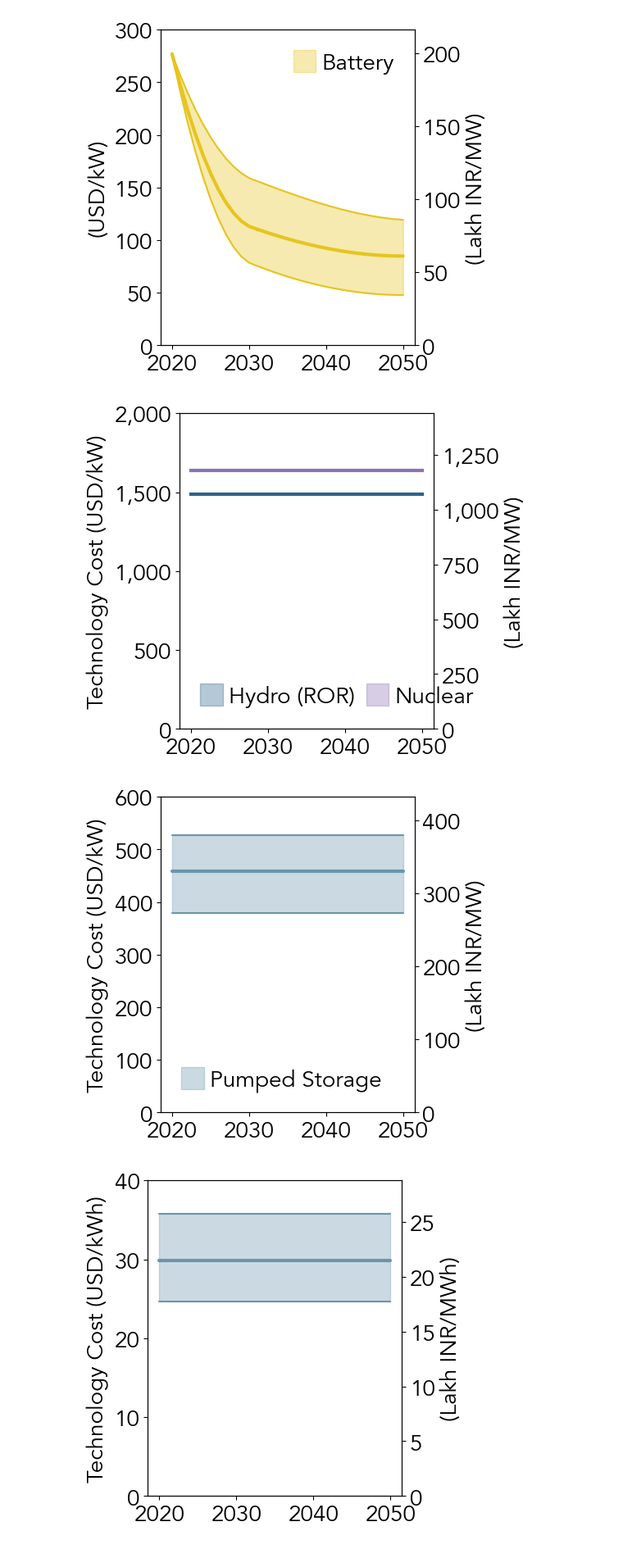
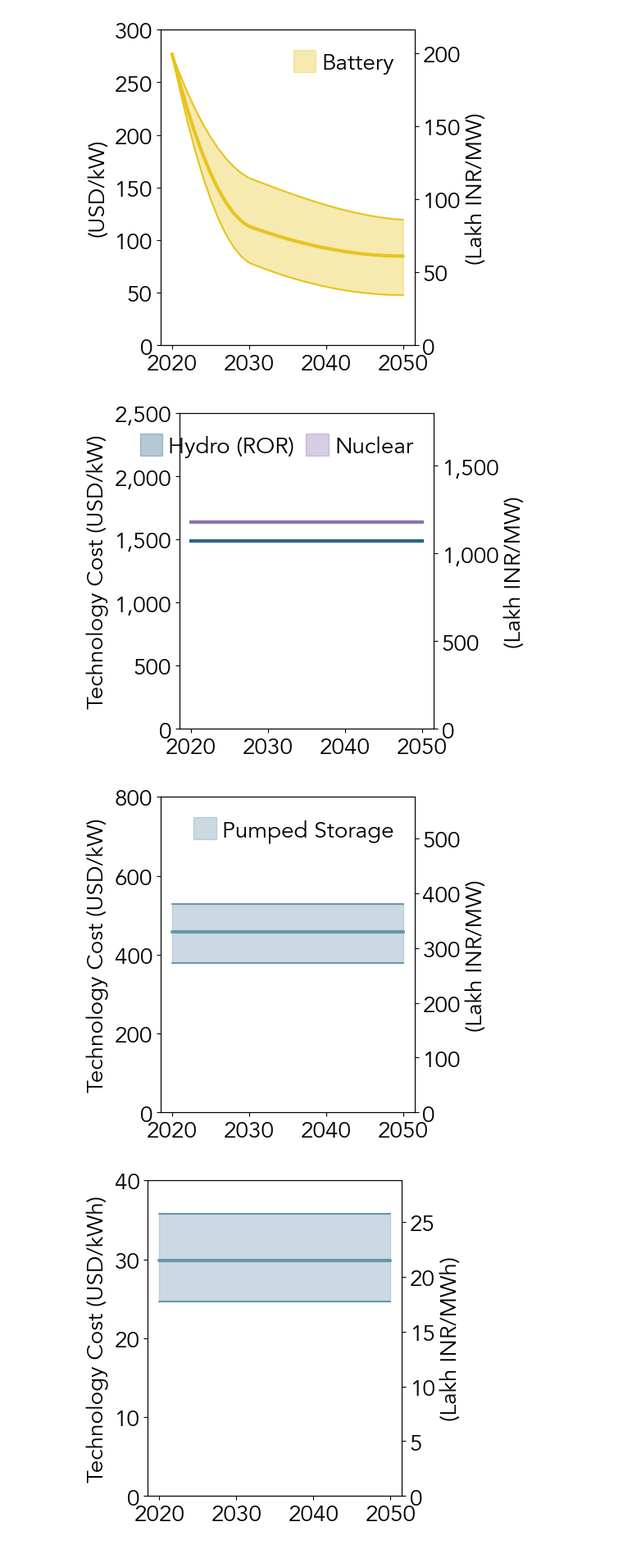
Before and after one commit to cetlab-ucsb/gridpath_india_viz, a Jupyter notebook: software/overview-technology_costs.ipynb, the cells around one changed output. Shown at 82% size. Drawn from its saved outputs; the diff is of its cells as text; code cells hidden in the pictures.

```diff
--- a/software/overview-technology_costs.ipynb
+++ b/software/overview-technology_costs.ipynb
@@ -513,7 +513,7 @@ def _plot_nuclear_cost(ax, df_,
                     df_.loc[idx_nuclear_, 'capital_real_cost_per_kw'],
                     color = '#8d72b3', alpha = 0.35, label = 'Nuclear')
 
-    ax.legend(loc     = 'lower left',
+    ax.legend(loc     = 'upper right',
               ncol    = 2,
               frameon = False,
               prop    = {'size': 20},
@@ -535,8 +535,8 @@ def _plot_nuclear_cost(ax, df_,
     ax.yaxis.set_major_formatter(mpl.ticker.StrMethodFormatter('{x:,.0f}'))
     axp.yaxis.set_major_formatter(mpl.ticker.StrMethodFormatter('{x:,.0f}'))
 
-    ax.set_ylim(0, 2000)
-    axp.set_ylim(0, 2000*USD_to_INR*1000/1e5)
+    ax.set_ylim(0, 2500)
+    axp.set_ylim(0, 2500*USD_to_INR*1000/1e5)
 
     plt.setp(ax.get_xticklabels(), visible = xlabel)
 
@@ -551,7 +551,7 @@ _plot_nuclear_cost(ax, new_nuclear_costs_all)
 
 plt.show()
 # %% [output]
-[figure, old version]
+[figure, new version]
 # %%
 def _plot_phs_power_cost(ax, df_,
                          ylabel  = r'Technology Cost (USD/kW)',
@@ -579,43 +579,43 @@ def _plot_phs_power_cost(ax, df_,
 #     ax.plot(df_1_.loc[idx_nuclear_, 'vintage'], df_1_.loc[idx_nuclear_, 'capital_real_cost_per_kw'],
 #             color = '#8d72b3', lw = 3, label = 'Nuclear')
 
-    ax.legend(loc     = 'lower left',
+    ax.legend(loc     = 'upper right',
               ncol    = 2,
               frameon = False,
               prop    = {'size': 20},
               handletextpad = 0.25,
               columnspacing = 0.5)
 
     x_ = np.array([2020, 2030, 2040, 2050])
     ax.set_xticks(x_, x_, fontsize = 20)
 
     axp = ax.twinx()
 
     ax.xaxis.set_tick_params(labelsize = 20)
     ax.yaxis.set_tick_params(labelsize = 20)
     axp.yaxis.set_tick_params(labelsize = 20)
 
     ax.set_ylabel(ylabel, fontsize = 20)
     axp.set_ylabel(yplabel, fontsize = 20)
 
     axp.yaxis.set_major_formatter(mpl.ticker.StrMethodFormatter('{x:,.0f}'))
 
-    ax.set_ylim(0, 600)
-    axp.set_ylim(0, 600*USD_to_INR*1000/1e5)
+    ax.set_ylim(0, 800)
+    axp.set_ylim(0, 800*USD_to_INR*1000/1e5)
 
     plt.setp(ax.get_xticklabels(), visible = xlabel)
 
 fig, ax = plt.subplots(1, 1, figsize = (4, 5))
 
 _plot_phs_power_cost(ax, new_hydro_costs_all)
 
 # plt.savefig(path_to_images + '/existing_capacity.png',
 #             bbox_inches = 'tight',
 #             dpi         = 300)
 
 plt.show()
 # %% [output]
-[figure, old version]
+[figure, new version]
 # %%
 def _plot_phs_energy_cost(ax, df_,
                           ylabel  = r'Technology Cost (USD/kWh)',
```
Also changed, not shown: parts of 3 cells of this notebook, 12 other files.
